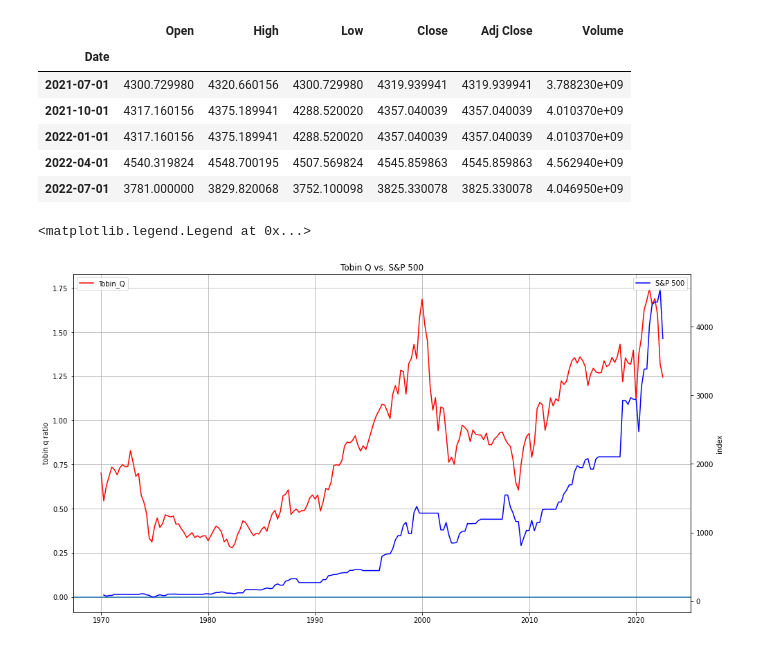
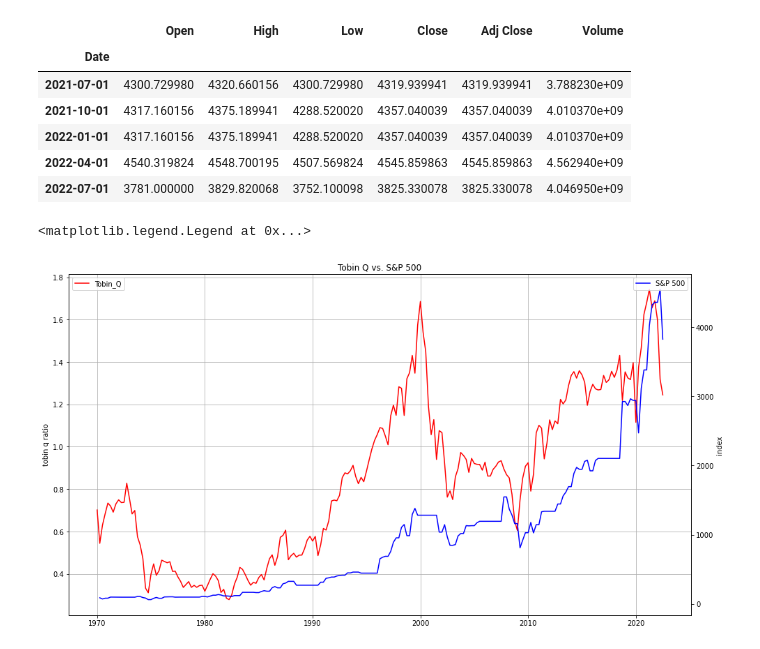
Before and after one commit to dbogatic/market_valuation, a Jupyter notebook: tobin_q.ipynb, the cells around one changed output. Cells and saved outputs as stored; diff of their text form; code cells hidden in the pictures.

Commit message:
edit tobin q plot

```diff
--- a/tobin_q.ipynb
+++ b/tobin_q.ipynb
@@ -98,17 +98,16 @@ sp_history.tail()
 # %%
 # Plot Tobin Q vs S&P500
 fig, ax = plt.subplots(figsize=(16,9))
 plt.plot(combined['tobin_q'].loc['1970-01-01':], label ='Tobin_Q', color='r')
 ax.set_ylabel('tobin q ratio')
-ax.axhline(y=0)
 ax.legend(loc='upper left')
 ax.grid()
 
 ax2 = ax.twinx()
 plt.plot(sp_history['Adj Close'], label='S&P 500', color='b')
 ax.set_title('Tobin Q vs. S&P 500')
 ax2.set_ylabel('index')
 ax2.legend(loc='upper right')
 # %% [output]
 <matplotlib.legend.Legend at 0x...>
-[figure, old version]
+[figure, new version]
```
